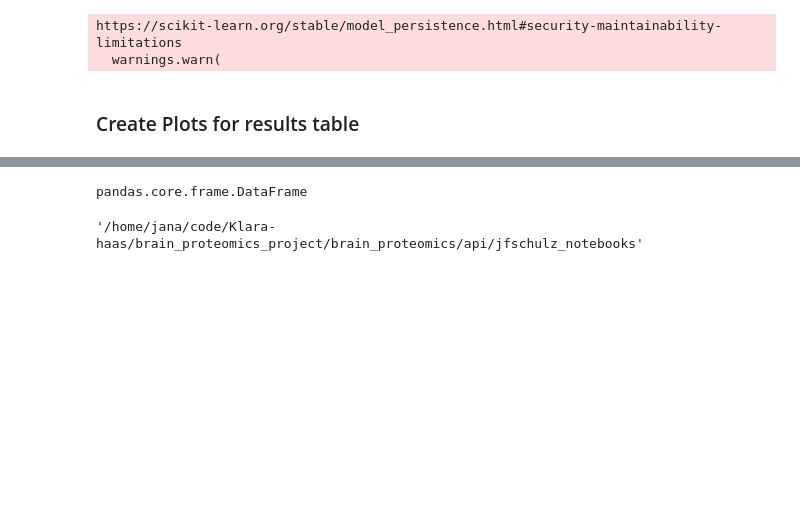
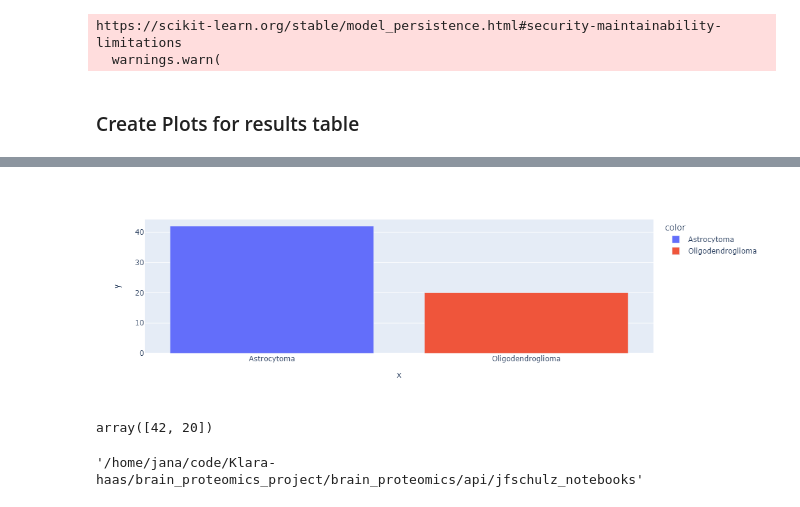
Before and after one commit to Klara-haas/brain_proteomics, a Jupyter notebook: api/jfschulz_notebooks/jfschulz_api.ipynb, the cells around one changed output, grey strips where cells are left out. Saved outputs shown, nothing was run; the diff lists cells and outputs as text; code cells hidden in the pictures; blank space fills up the shorter version.

```diff
--- a/api/jfschulz_notebooks/jfschulz_api.ipynb
+++ b/api/jfschulz_notebooks/jfschulz_api.ipynb
@@ -1008,8 +1012,17 @@ array(['Astrocytoma', 'Oligodendroglioma'], dtype=object)
+# %%
+fig = px.bar(result_df,
+             y=result_df["Prediction"].value_counts().values,
+             x=result_df["Prediction"].unique(),
+             color=result_df["Prediction"].unique()
+            )
+fig.show()
+# %% [output]
+[figure, added]
 # %%
-result_df = pd.DataFrame
-result_df
+result_df["Prediction"].value_counts().values
+#result_df["Prediction"].unique()
 # %% [output]
-pandas.core.frame.DataFrame
+array([42, 20])
 # %%
 os.getcwd()
 # %% [output]
```
Also changed, not shown: parts of 9 cells of this notebook, 18 other files.
